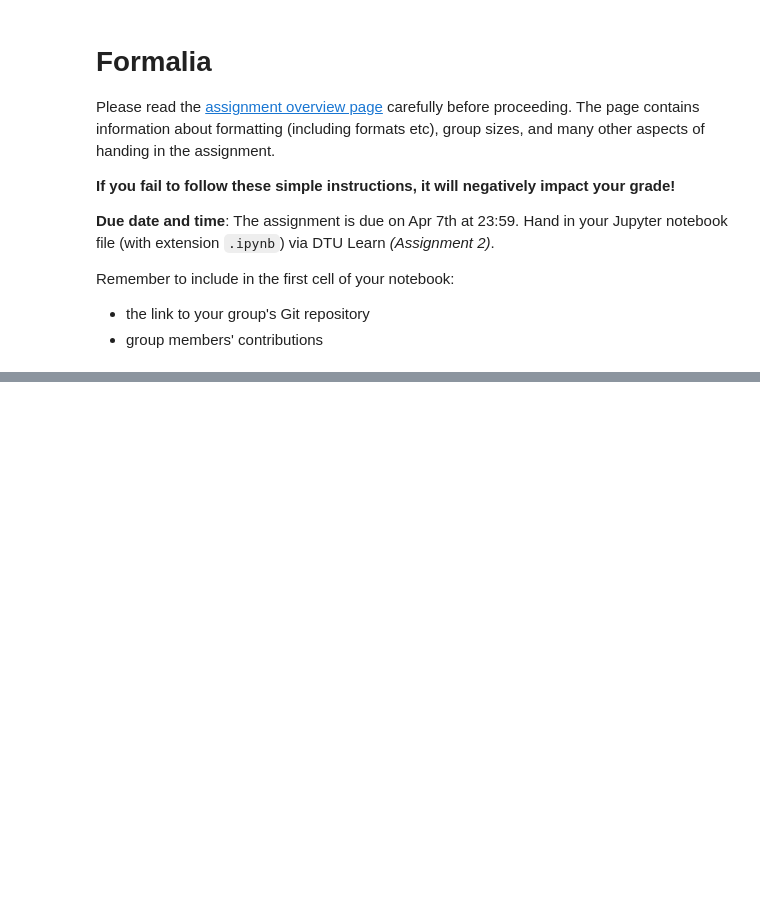
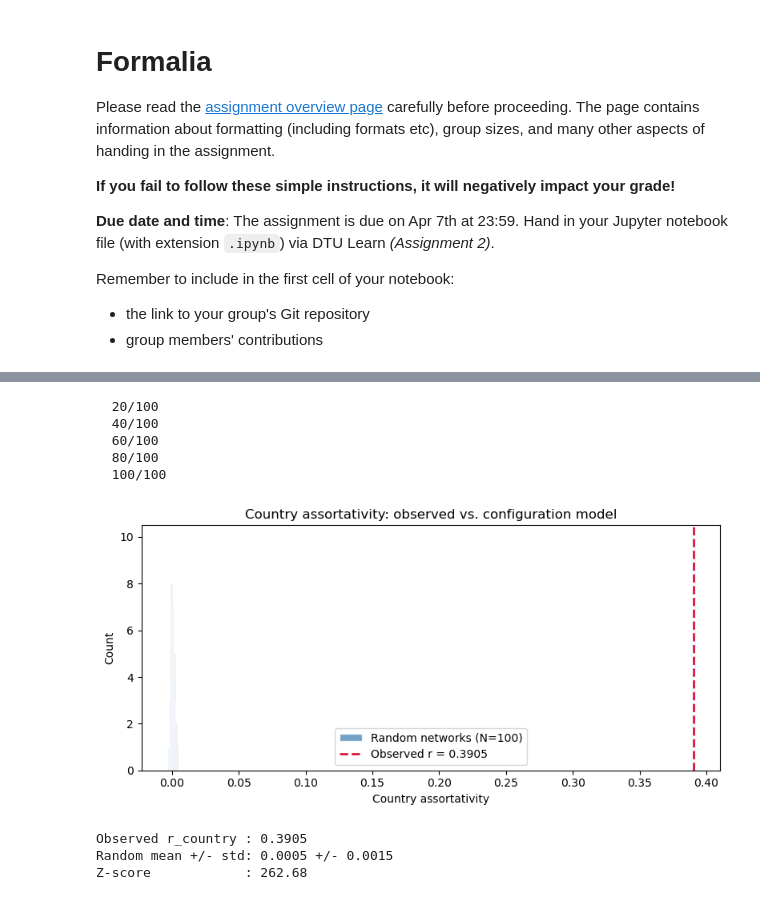
Before and after one commit to WilliamKA02/CSS_Assignments, a Jupyter notebook: Assignment2.ipynb, the cells around one changed output, grey strips where cells are left out. Drawn from its saved outputs; the diff is of its cells as text; code cells hidden in the pictures; blank space fills up the shorter version.

```diff
--- a/Assignment2.ipynb
+++ b/Assignment2.ipynb
@@ -580,0 +33,11 @@ Our understanding of Computational Social Science has changed through this analy
+# %%
+# Load CSS network
+with open('../css_network.json') as f:
+    data = json.load(f)
+G_full = nx.node_link_graph(data)
+
+# Filter to valid country, take LCC
+valid = [n for n in G_full.nodes() if pd.notna(G_full.nodes[n].get('country'))]
+G = G_full.subgraph(valid).copy()
+G = G.subgraph(max(nx.connected_components(G), key=len)).copy()
+print(f'GCC: {G.number_of_nodes()} nodes, {G.number_of_edges()} edges')
@@ -580,0 +138,33 @@ Our understanding of Computational Social Science has changed through this analy
+# %%
+N_RAND = 100
+r_rand_country = []
+
+for i in range(N_RAND):
+    H = double_edge_swap(G)
+    r_rand_country.append(categorical_assortativity(H, 'country'))
+    if (i+1) % 20 == 0: print(f'  {i+1}/{N_RAND}')
+
+r_rand_country = np.array(r_rand_country)
+z_country = (r_country - r_rand_country.mean()) / r_rand_country.std()
+
+fig, ax = plt.subplots(figsize=(8, 4))
+ax.hist(r_rand_country, bins=25, color='steelblue', alpha=0.75, edgecolor='white',
+        label=f'Random networks (N={N_RAND})')
+ax.axvline(r_country, color='crimson', lw=2, ls='--', label=f'Observed r = {r_country:.4f}')
+ax.set_xlabel('Country assortativity'); ax.set_ylabel('Count')
+ax.set_title('Country assortativity: observed vs. configuration model')
+ax.legend(); plt.tight_layout(); plt.show()
+
+print(f'Observed r_country : {r_country:.4f}')
+print(f'Random mean +/- std: {r_rand_country.mean():.4f} +/- {r_rand_country.std():.4f}')
+print(f'Z-score            : {z_country:.2f}')
+# %% [output]
+  20/100
+  40/100
+  60/100
+  80/100
+  100/100
+[figure, added]
+Observed r_country : 0.3905
+Random mean +/- std: 0.0005 +/- 0.0015
+Z-score            : 262.68
```
Also changed, not shown: parts of 90 cells of this notebook.
